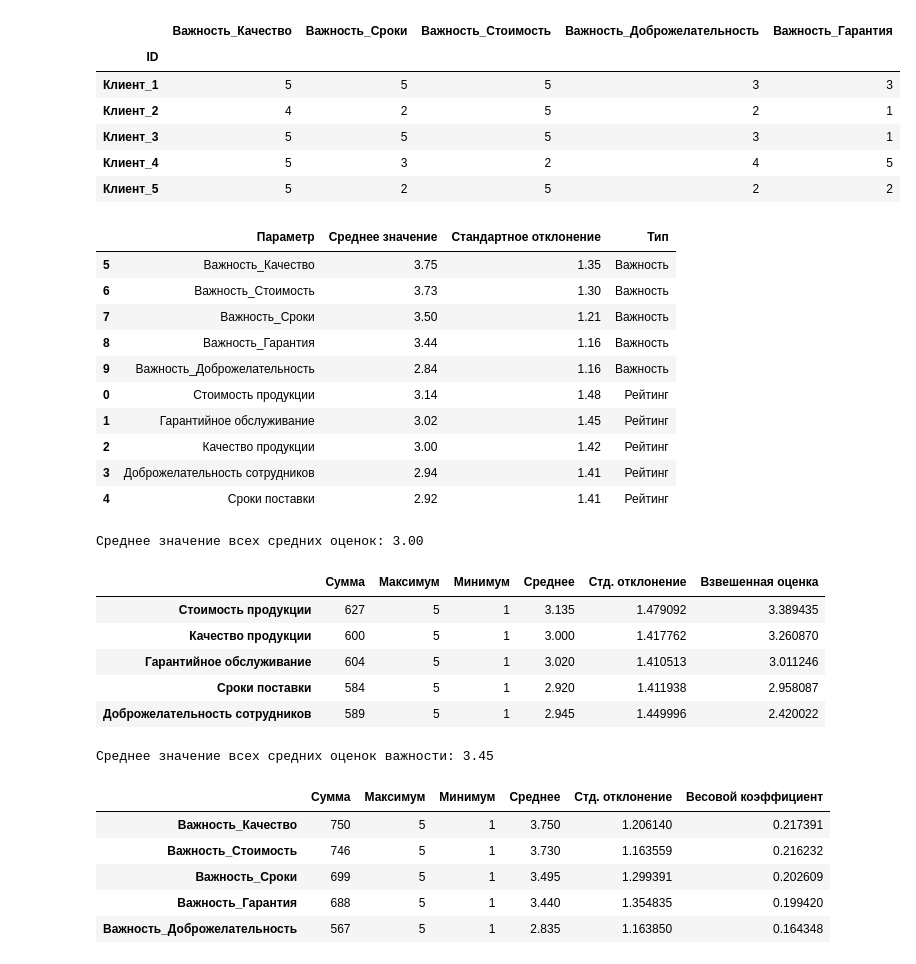
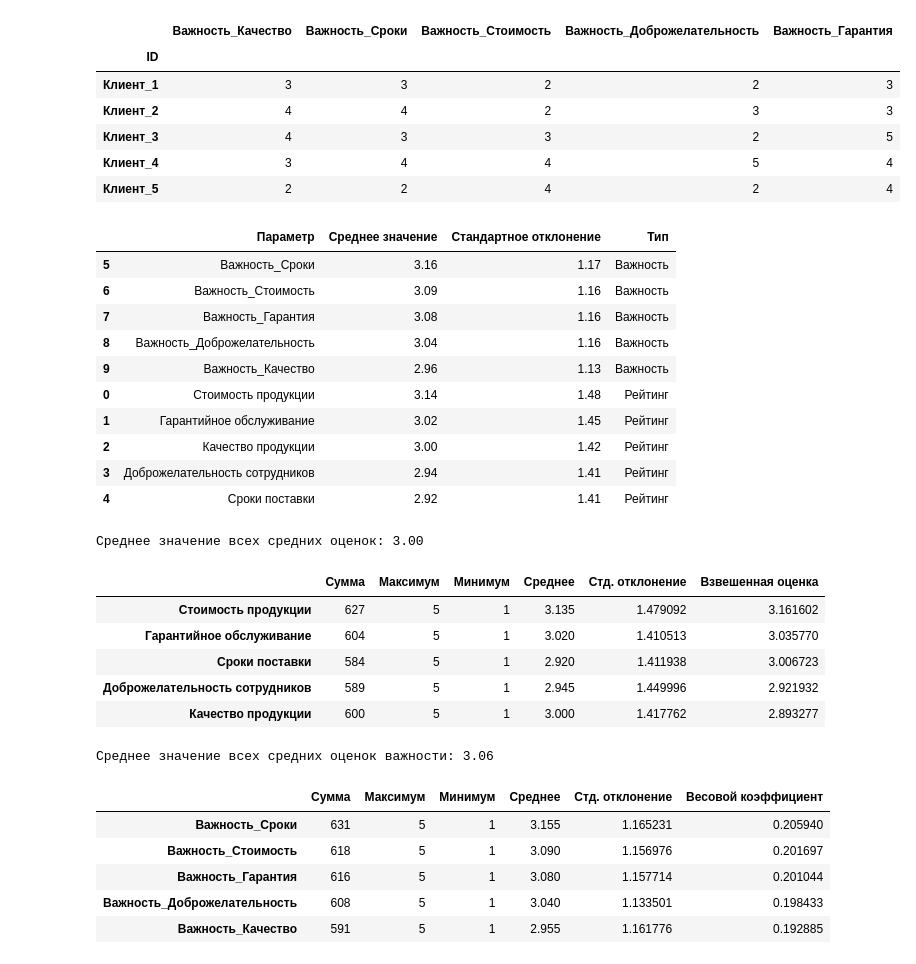
Before and after one commit to zxcvve/consumer_analysis, a Jupyter notebook: analysis.ipynb, the cells around one changed output. Cells and saved outputs as stored; diff of their text form; code cells hidden in the pictures.

```diff
--- a/analysis.ipynb
+++ b/analysis.ipynb
@@ -38,30 +38,30 @@ customer_responses.head()
 # %%
 
 # Create a DataFrame for importance of each criterion
-# TODO: remove custom probabilities
+# Create importance ratings with uniform distribution
 importance_data = {
-  'Важность_Качество': np.random.choice([1, 2, 3, 4, 5], size=num_customers, p=[0.05, 0.1, 0.15, 0.3, 0.4]),
-  'Важность_Сроки': np.random.choice([1, 2, 3, 4, 5], size=num_customers, p=[0.1, 0.15, 0.25, 0.3, 0.2]),
-  'Важность_Стоимость': np.random.choice([1, 2, 3, 4, 5], size=num_customers, p=[0.05, 0.1, 0.2, 0.35, 0.3]),
-  'Важность_Доброжелательность': np.random.choice([1, 2, 3, 4, 5], size=num_customers, p=[0.15, 0.25, 0.3, 0.2, 0.1]),
-  'Важность_Гарантия': np.random.choice([1, 2, 3, 4, 5], size=num_customers, p=[0.1, 0.15, 0.2, 0.25, 0.3])
+  'Важность_Качество': np.random.normal(3, 1.2, size=num_customers).clip(1, 5).round().astype(np.int32),
+  'Важность_Сроки': np.random.normal(3, 1.2, size=num_customers).clip(1, 5).round().astype(np.int32),
+  'Важность_Стоимость': np.random.normal(3, 1.2, size=num_customers).clip(1, 5).round().astype(np.int32),
+  'Важность_Доброжелательность': np.random.normal(3, 1.2, size=num_customers).clip(1, 5).round().astype(np.int32),
+  'Важность_Гарантия': np.random.normal(3, 1.2, size=num_customers).clip(1, 5).round().astype(np.int32)
 }
 
 # Create DataFrame for importance ratings
 importance_ratings = pd.DataFrame(importance_data, index=customer_responses.index)
 
 # Calculate average importance for each criterion
 avg_importance = importance_ratings.mean().sort_values(ascending=False)
 
 importance_ratings.head()
 # %% [output]
 |  | Важность_Качество | Важность_Сроки | Важность_Стоимость | Важность_Доброжелательность | Важность_Гарантия |
 | ID |  |  |  |  |  |
-| Клиент_1 | 5 | 5 | 5 | 3 | 3 |
-| Клиент_2 | 4 | 2 | 5 | 2 | 1 |
-| Клиент_3 | 5 | 5 | 5 | 3 | 1 |
-| Клиент_4 | 5 | 3 | 2 | 4 | 5 |
-| Клиент_5 | 5 | 2 | 5 | 2 | 2 |
+| Клиент_1 | 3 | 3 | 2 | 2 | 3 |
+| Клиент_2 | 4 | 4 | 2 | 3 | 3 |
+| Клиент_3 | 4 | 3 | 3 | 2 | 5 |
+| Клиент_4 | 3 | 4 | 4 | 5 | 4 |
+| Клиент_5 | 2 | 2 | 4 | 2 | 4 |
 # %%
 rating_means = customer_responses.mean().sort_values(ascending=False)
 # print("Математическое ожидание для параметров рейтинга:")
@@ -104,11 +104,11 @@ stats_df['Стандартное отклонение'] = stats_df['Станда
 stats_df.sort_values(['Тип', 'Среднее значение'], ascending=[True, False])
 # %% [output]
 |  | Параметр | Среднее значение | Стандартное отклонение | Тип |
-| 5 | Важность_Качество | 3.75 | 1.35 | Важность |
-| 6 | Важность_Стоимость | 3.73 | 1.30 | Важность |
-| 7 | Важность_Сроки | 3.50 | 1.21 | Важность |
-| 8 | Важность_Гарантия | 3.44 | 1.16 | Важность |
-| 9 | Важность_Доброжелательность | 2.84 | 1.16 | Важность |
+| 5 | Важность_Сроки | 3.16 | 1.17 | Важность |
+| 6 | Важность_Стоимость | 3.09 | 1.16 | Важность |
+| 7 | Важность_Гарантия | 3.08 | 1.16 | Важность |
+| 8 | Важность_Доброжелательность | 3.04 | 1.16 | Важность |
+| 9 | Важность_Качество | 2.96 | 1.13 | Важность |
 | 0 | Стоимость продукции | 3.14 | 1.48 | Рейтинг |
 | 1 | Гарантийное обслуживание | 3.02 | 1.45 | Рейтинг |
 | 2 | Качество продукции | 3.00 | 1.42 | Рейтинг |
@@ -164,11 +164,11 @@ statistics_df
 # %% [output]
 Среднее значение всех средних оценок: 3.00
 |  | Сумма | Максимум | Минимум | Среднее | Стд. отклонение | Взвешенная оценка |
-| Стоимость продукции | 627 | 5 | 1 | 3.135 | 1.479092 | 3.389435 |
-| Качество продукции | 600 | 5 | 1 | 3.000 | 1.417762 | 3.260870 |
-| Гарантийное обслуживание | 604 | 5 | 1 | 3.020 | 1.410513 | 3.011246 |
-| Сроки поставки | 584 | 5 | 1 | 2.920 | 1.411938 | 2.958087 |
-| Доброжелательность сотрудников | 589 | 5 | 1 | 2.945 | 1.449996 | 2.420022 |
+| Стоимость продукции | 627 | 5 | 1 | 3.135 | 1.479092 | 3.161602 |
+| Гарантийное обслуживание | 604 | 5 | 1 | 3.020 | 1.410513 | 3.035770 |
+| Сроки поставки | 584 | 5 | 1 | 2.920 | 1.411938 | 3.006723 |
+| Доброжелательность сотрудников | 589 | 5 | 1 | 2.945 | 1.449996 | 2.921932 |
+| Качество продукции | 600 | 5 | 1 | 3.000 | 1.417762 | 2.893277 |
 # %%
 # Create a dictionary to store all the statistics for importance ratings
 importance_stats_dict = {
@@ -202,10 +202,10 @@ importance_statistics_df = importance_statistics_df.sort_values('Среднее'
 
 importance_statistics_df
 # %% [output]
-Среднее значение всех средних оценок важности: 3.45
+Среднее значение всех средних оценок важности: 3.06
 |  | Сумма | Максимум | Минимум | Среднее | Стд. отклонение | Весовой коэффициент |
-| Важность_Качество | 750 | 5 | 1 | 3.750 | 1.206140 | 0.217391 |
-| Важность_Стоимость | 746 | 5 | 1 | 3.730 | 1.163559 | 0.216232 |
-| Важность_Сроки | 699 | 5 | 1 | 3.495 | 1.299391 | 0.202609 |
-| Важность_Гарантия | 688 | 5 | 1 | 3.440 | 1.354835 | 0.199420 |
-| Важность_Доброжелательность | 567 | 5 | 1 | 2.835 | 1.163850 | 0.164348 |
+| Важность_Сроки | 631 | 5 | 1 | 3.155 | 1.165231 | 0.205940 |
+| Важность_Стоимость | 618 | 5 | 1 | 3.090 | 1.156976 | 0.201697 |
+| Важность_Гарантия | 616 | 5 | 1 | 3.080 | 1.157714 | 0.201044 |
+| Важность_Доброжелательность | 608 | 5 | 1 | 3.040 | 1.133501 | 0.198433 |
+| Важность_Качество | 591 | 5 | 1 | 2.955 | 1.161776 | 0.192885 |
```
Also changed, not shown: parts of 4 cells of this notebook.
